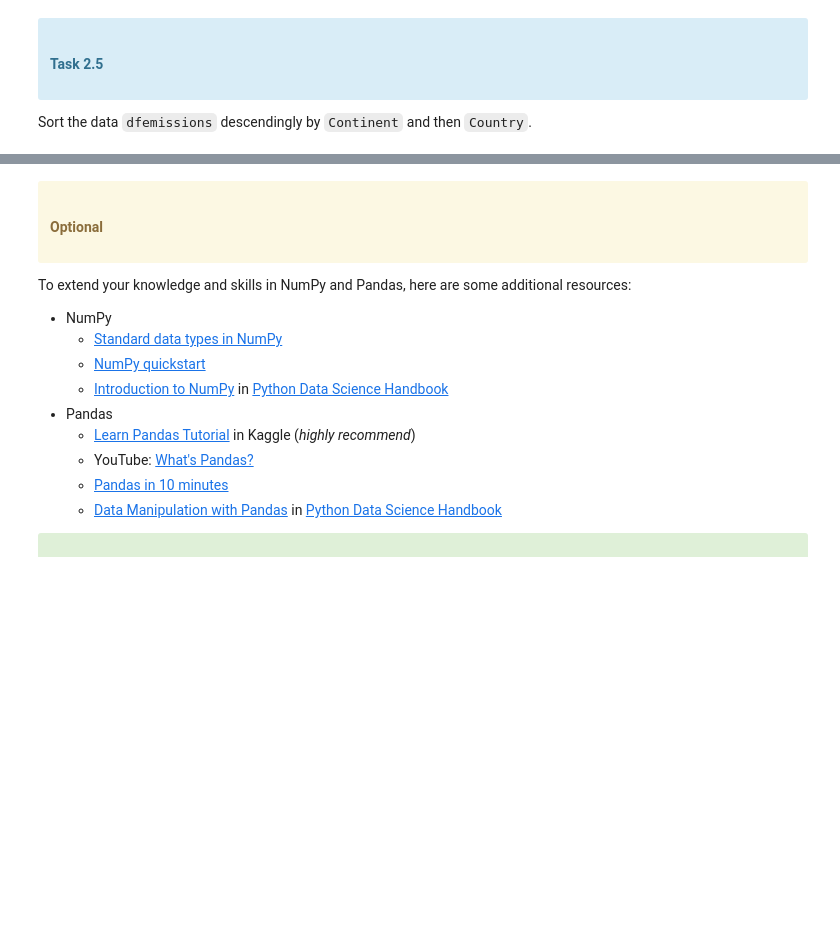
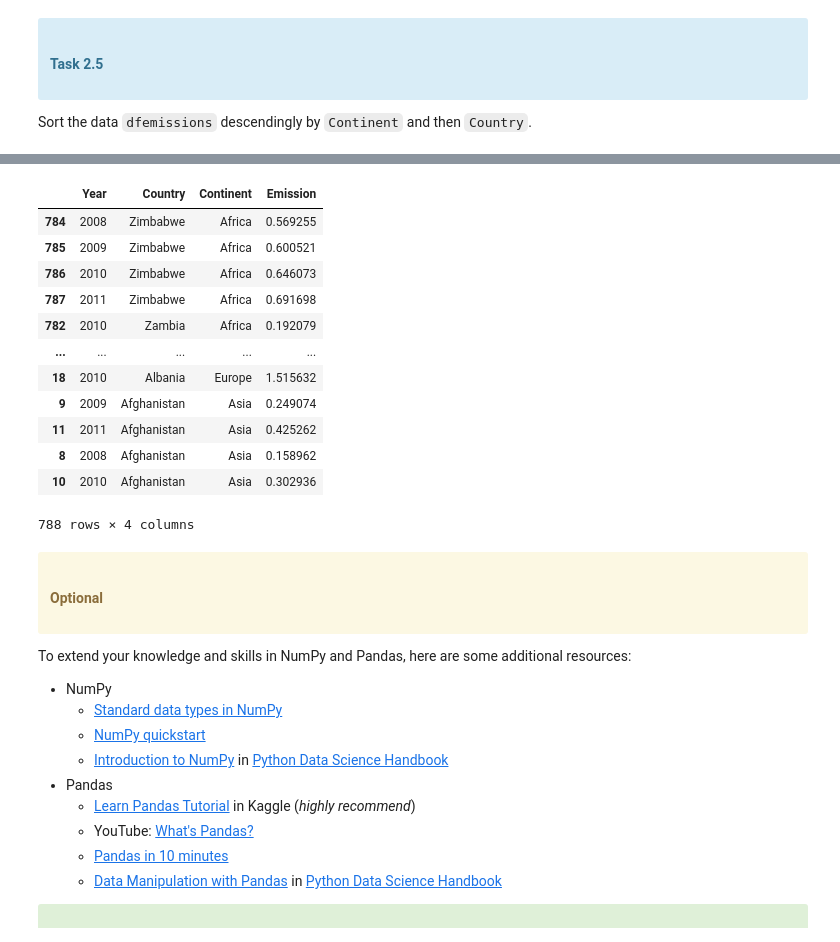
Before and after one commit to Sati2030/COMP1008_Seiji, a Jupyter notebook: Labs/Lab1/Exercise_1_Numpy_Pandas.ipynb, the cells around one changed output, grey strips where cells are left out. Drawn from its saved outputs; the diff is of its cells as text; code cells hidden in the pictures; blank space fills up the shorter version.

```diff
--- a/Labs/Lab1/Exercise_1_Numpy_Pandas.ipynb
+++ b/Labs/Lab1/Exercise_1_Numpy_Pandas.ipynb
@@ -349,3 +696,19 @@ Sort the data `dfemissions` descendingly by `Continent` and then `Country`.
+# %%
+dfemissions.sort_values(by='Country',ascending=False)
+# %% [output]
+|  | Year | Country | Continent | Emission |
+| 784 | 2008 | Zimbabwe | Africa | 0.569255 |
+| 785 | 2009 | Zimbabwe | Africa | 0.600521 |
+| 786 | 2010 | Zimbabwe | Africa | 0.646073 |
+| 787 | 2011 | Zimbabwe | Africa | 0.691698 |
+| 782 | 2010 | Zambia | Africa | 0.192079 |
+| ... | ... | ... | ... | ... |
+| 18 | 2010 | Albania | Europe | 1.515632 |
+| 9 | 2009 | Afghanistan | Asia | 0.249074 |
+| 11 | 2011 | Afghanistan | Asia | 0.425262 |
+| 8 | 2008 | Afghanistan | Asia | 0.158962 |
+| 10 | 2010 | Afghanistan | Asia | 0.302936 |
+788 rows × 4 columns
 # %% [markdown]
 <div class="alert alert-warning">
     <h4>Optional</h4>
```
Also changed, not shown: parts of 71 cells of this notebook, 1 other file.
